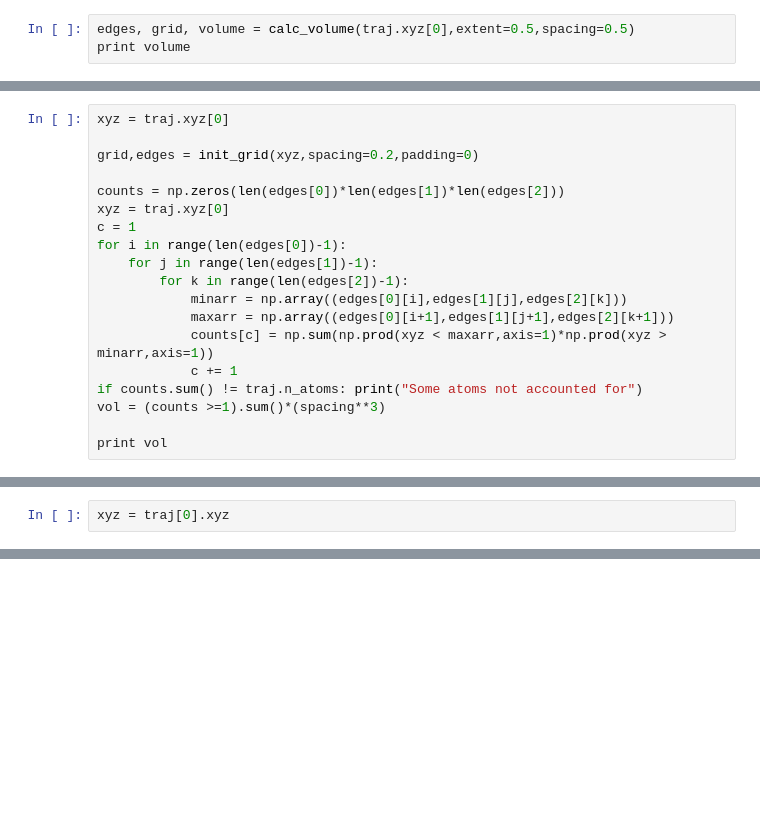
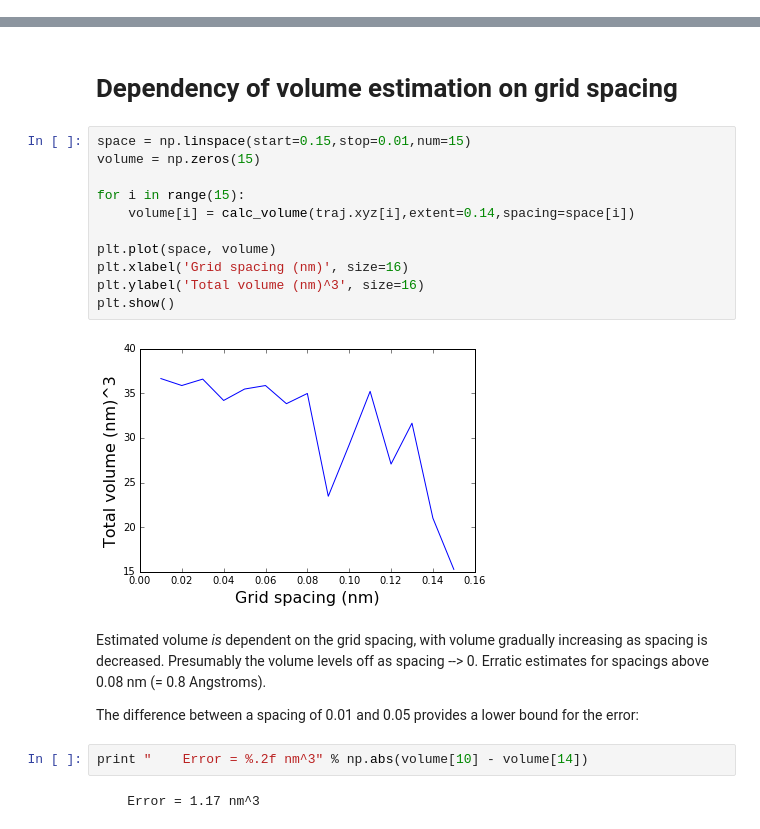
Before and after one commit to choderalab/nanoparticles, a Jupyter notebook: Analysis/VolumeEstimation.ipynb, the cells around one changed output, grey strips where cells are left out. Cells and saved outputs as stored; diff of their text form; blank space fills up the shorter version.

Commit message:
Developed functions for volume estimation, sphericity, and packing efficiency. Checks and improvements still in progress.

```diff
--- a/Analysis/VolumeEstimation.ipynb
+++ b/Analysis/VolumeEstimation.ipynb
@@ -102,3 +0,0 @@ def calc_volume(xyz,extent=1.0,spacing=0.5) :
-# %%
-edges, grid, volume = calc_volume(traj.xyz[0],extent=0.5,spacing=0.5)
-print volume
@@ -115,19 +0,0 @@ print len(edges[0])*len(edges[1])*len(edges[2])
-# %%
-xyz = traj.xyz[0]
-
-grid,edges = init_grid(xyz,spacing=0.2,padding=0)
-
-counts = np.zeros(len(edges[0])*len(edges[1])*len(edges[2]))
-xyz = traj.xyz[0]
-c = 1
-for i in range(len(edges[0])-1):
-    for j in range(len(edges[1])-1):
-        for k in range(len(edges[2])-1):
-            minarr = np.array((edges[0][i],edges[1][j],edges[2][k]))
-            maxarr = np.array((edges[0][i+1],edges[1][j+1],edges[2][k+1]))
-            counts[c] = np.sum(np.prod(xyz < maxarr,axis=1)*np.prod(xyz > minarr,axis=1))
-            c += 1
-if counts.sum() != traj.n_atoms: print("Some atoms not accounted for")
-vol = (counts >=1).sum()*(spacing**3)
-
-print vol
@@ -181,2 +0,0 @@ MonteCarloVolume(traj.xyz[0],1000000,0.001)
-# %%
-xyz = traj[0].xyz
@@ -192,0 +240,23 @@ array([[ 2.8917377 ,  4.20494604,  2.93749046],
+# %% [markdown]
+# Dependency of volume estimation on grid spacing
+# %%
+space = np.linspace(start=0.15,stop=0.01,num=15)
+volume = np.zeros(15)
+
+for i in range(15):
+    volume[i] = calc_volume(traj.xyz[i],extent=0.14,spacing=space[i])
+
+plt.plot(space, volume)
+plt.xlabel('Grid spacing (nm)', size=16)
+plt.ylabel('Total volume (nm)^3', size=16)
+plt.show()
+# %% [output]
+[figure, added]
+# %% [markdown]
+Estimated volume _is_ dependent on the grid spacing, with volume gradually increasing as spacing is decreased. Presumably the volume levels off as spacing --> 0. Erratic estimates for spacings above 0.08 nm (= 0.8 Angstroms).
+
+The difference between a spacing of 0.01 and 0.05 provides a lower bound for the error:
+# %%
+print "    Error = %.2f nm^3" % np.abs(volume[10] - volume[14])
+# %% [output]
+    Error = 1.17 nm^3
```
Also changed, not shown: parts of 53 cells of this notebook, 1 other file.
